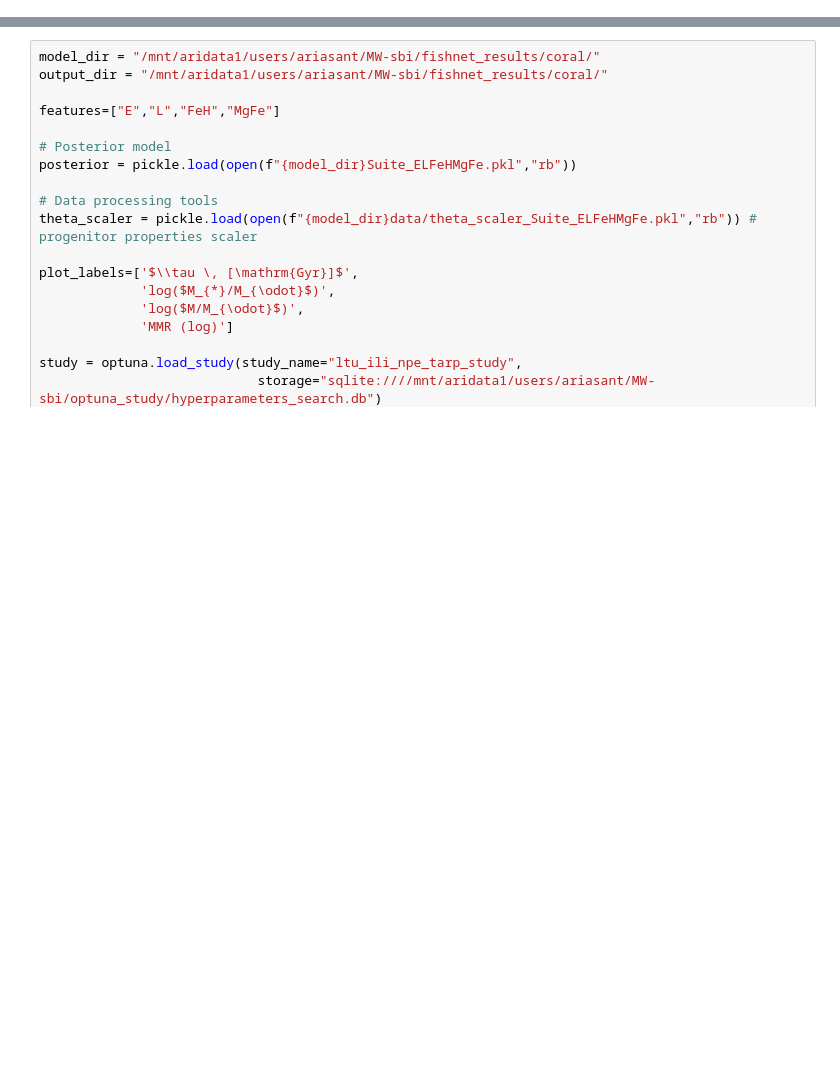
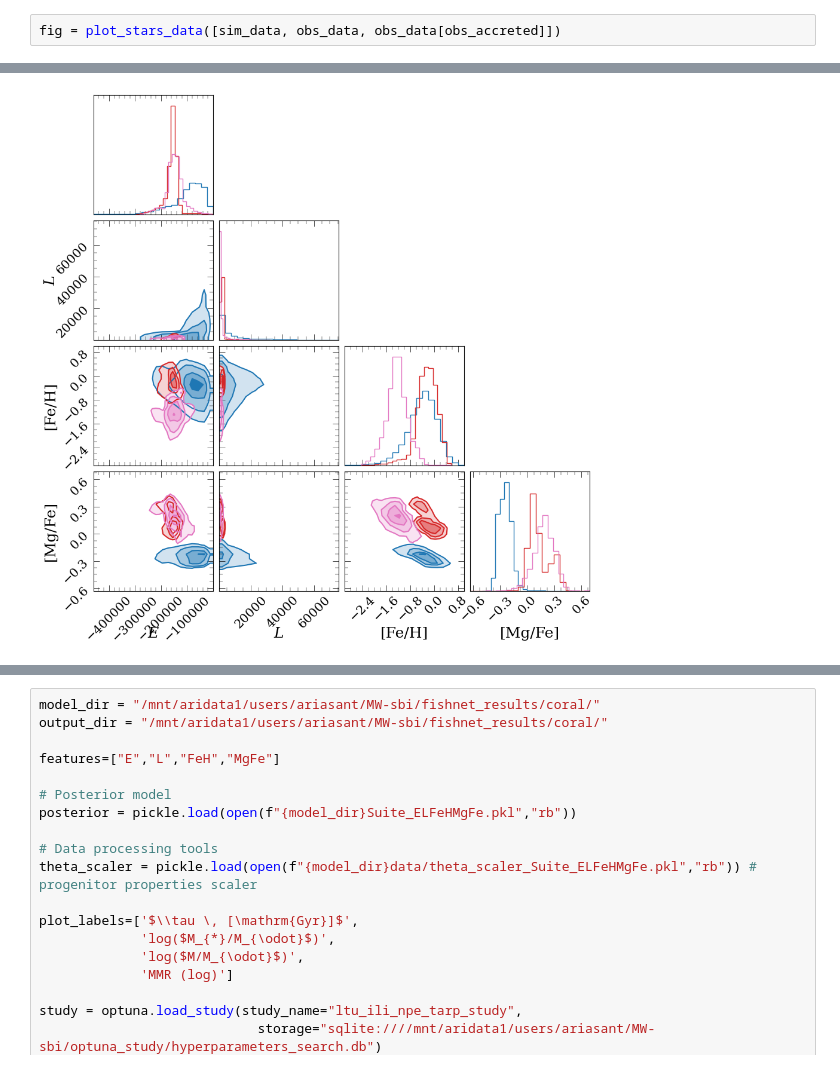
Before and after one commit to ariasant/MWsbi, a Jupyter notebook: plots.ipynb, the cells around one changed output, grey strips where cells are left out. Saved outputs shown, nothing was run; the diff lists cells and outputs as text; blank space fills up the shorter version.

```diff
--- a/plots.ipynb
+++ b/plots.ipynb
@@ -14,0 +145,3 @@ import fishnets
+# %%
+fig = plot_stars_data([sim_data, obs_data, obs_data[obs_accreted]])
+# %% [output]
@@ -14,0 +150 @@ import fishnets
+[figure, added]
```
Also changed, not shown: parts of 17 cells of this notebook, 9 other files.
